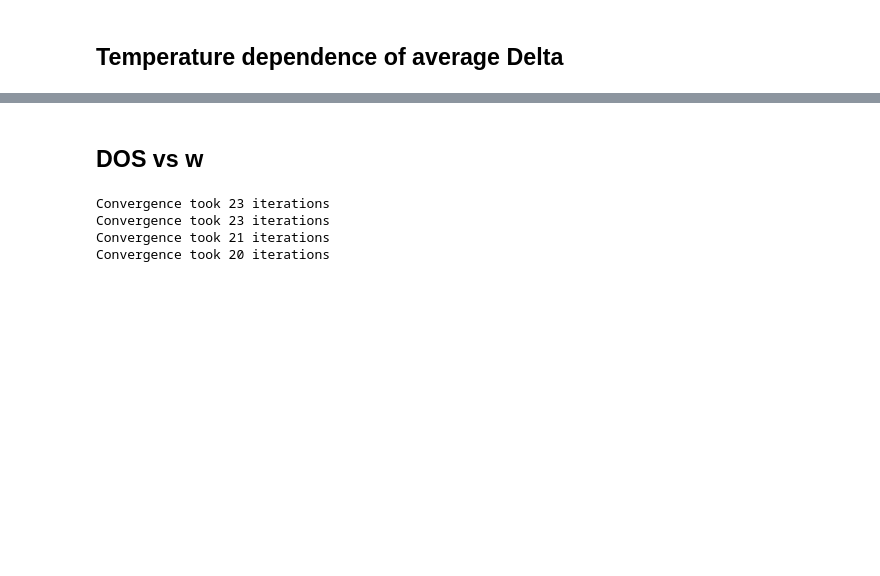
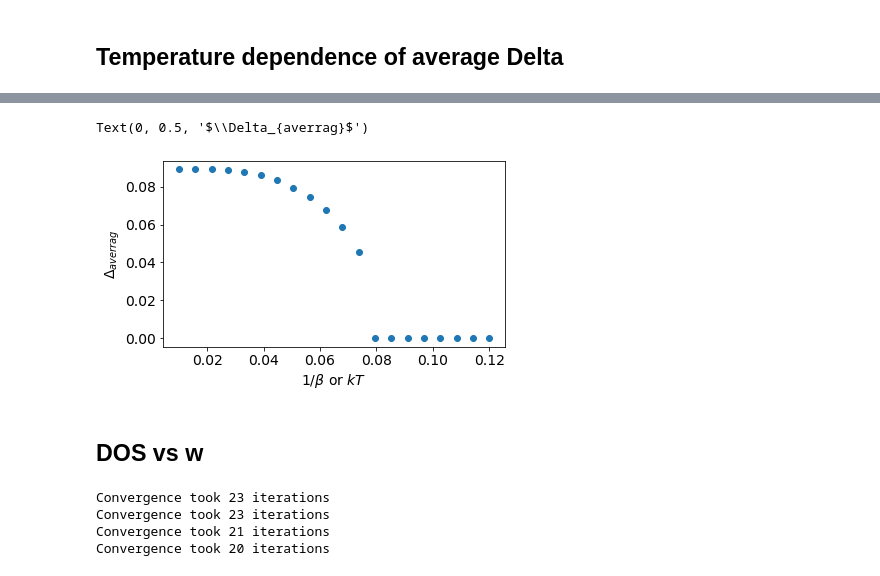
Before and after one commit to gautamra/Superconducting-Fibonacci-chain, a Jupyter notebook: Laboratory.ipynb, the cells around one changed output, grey strips where cells are left out. Cells and saved outputs as stored; diff of their text form; code cells hidden in the pictures; blank space fills up the shorter version.

```diff
--- a/Laboratory.ipynb
+++ b/Laboratory.ipynb
@@ -118,3 +136,11 @@ KeyboardInterrupt:
+# %%
+fig, ax = plt.subplots()
+ax.plot(1/betas,[np.mean(Models[beta].Delta) for beta in betas], "o")
+ax.set_xlabel("$1/\\beta$ or $kT$")
+ax.set_ylabel("$\\Delta_{average}$")
+# %% [output]
+Text(0, 0.5, '$\\Delta_{averrag}$')
+[figure, added]
 # %% [markdown]
 ## DOS vs w
 # %%
```
Also changed, not shown: parts of 8 cells of this notebook, 2 other files.
